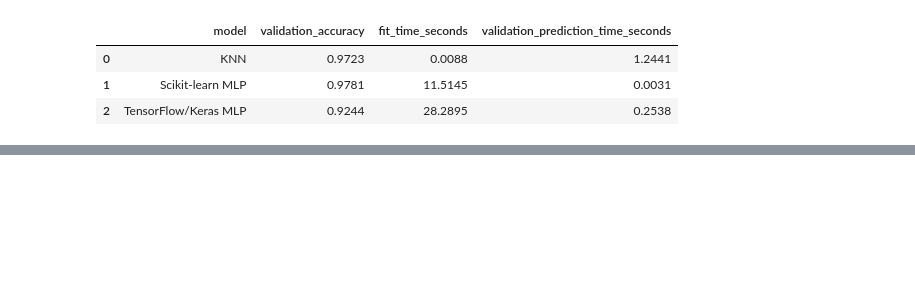
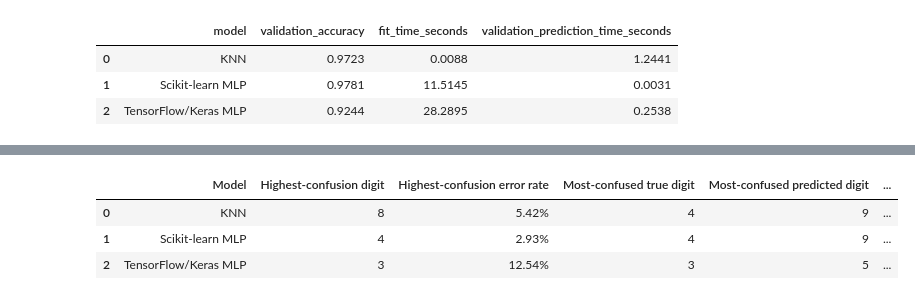
Before and after one commit to ananda-pires/mnist-multiclass-predictive-pipeline, a Jupyter notebook: notebooks/mnist_pipeline.ipynb, the cells around one changed output, grey strips where cells are left out. Cells and saved outputs as stored; diff of their text form; code cells hidden in the pictures; blank space fills up the shorter version.

```diff
--- a/notebooks/mnist_pipeline.ipynb
+++ b/notebooks/mnist_pipeline.ipynb
@@ -1599,0 +1820,57 @@ display(
+# %%
+# Identify the highest-confusion digit and the most-confused digit pair
+# for each final model.
+
+confusion_analysis_results = []
+
+for model_name, cm in test_confusion_matrices.items():
+    # Total number of samples for each true digit.
+    class_totals = cm.sum(axis=1)
+
+    # Correct predictions are on the diagonal.
+    correct_predictions = np.diag(cm)
+
+    # Incorrect predictions for each true digit.
+    error_counts = class_totals - correct_predictions
+
+    # Error rate for each true digit.
+    error_rates = error_counts / class_totals
+
+    # Digit with the highest error rate.
+    highest_error_digit = int(np.argmax(error_rates))
+
+    # Largest individual off-diagonal confusion.
+    cm_off_diagonal = cm.copy()
+    np.fill_diagonal(cm_off_diagonal, 0)
+
+    most_confused_index = np.unravel_index(
+        np.argmax(cm_off_diagonal),
+        cm_off_diagonal.shape
+    )
+
+    most_confused_true_digit = int(most_confused_index[0])
+    most_confused_predicted_digit = int(most_confused_index[1])
+    most_confused_count = int(cm_off_diagonal[most_confused_index])
+
+    confusion_analysis_results.append({
+        "Model": model_name,
+        "Highest-confusion digit": highest_error_digit,
+        "Highest-confusion error rate": error_rates[highest_error_digit],
+        "Most-confused true digit": most_confused_true_digit,
+        "Most-confused predicted digit": most_confused_predicted_digit,
+        "Most-confused pair count": most_confused_count
+    })
+
+confusion_analysis_df = pd.DataFrame(confusion_analysis_results)
+
+display(
+    confusion_analysis_df.style.format({
+        "Highest-confusion error rate": "{:.2%}",
+        "Most-confused pair count": "{:d}"
+    })
+)
+# %% [output]
+|  | Model | Highest-confusion digit | Highest-confusion error rate | Most-confused true digit | Most-confused predicted digit | ... |
+| 0 | KNN | 8 | 5.42% | 4 | 9 | ... |
+| 1 | Scikit-learn MLP | 4 | 2.93% | 4 | 9 | ... |
+| 2 | TensorFlow/Keras MLP | 3 | 12.54% | 3 | 5 | ... |
```
Also changed, not shown: parts of 7 cells of this notebook.
